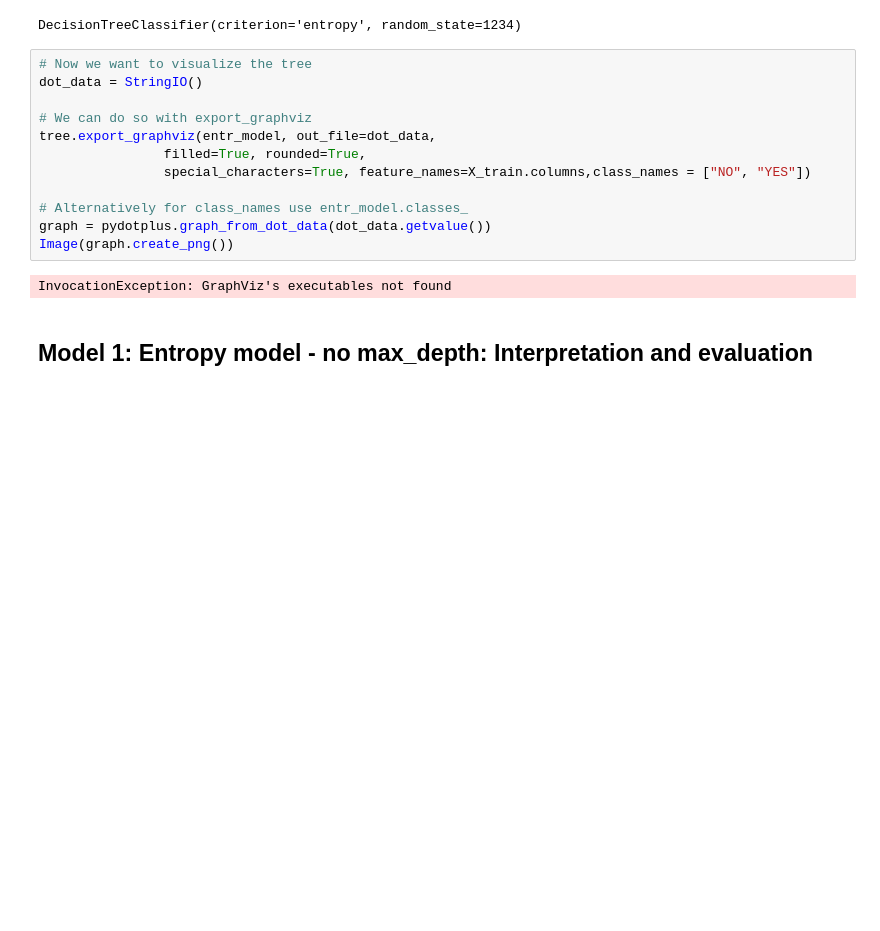
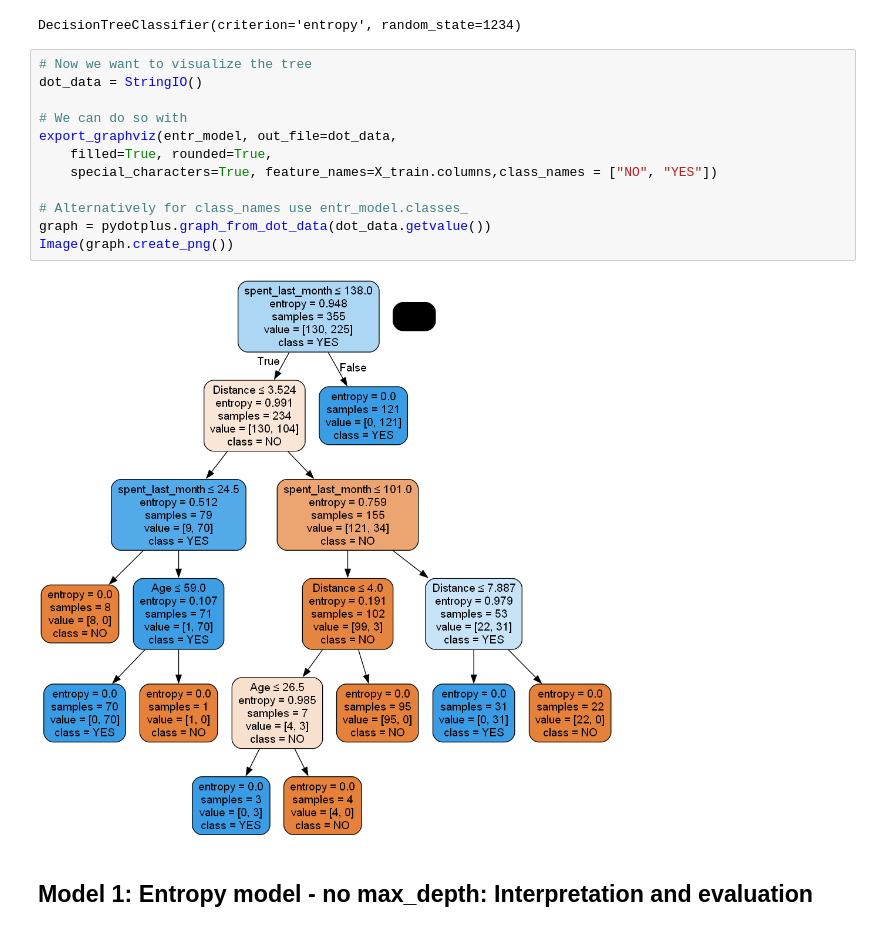
Before and after one commit to hopehusemann/Springboard, a Jupyter notebook: Springboard Decision Tree Specialty Coffee Case Study - Tier 3.ipynb, the cells around one changed output. Saved outputs shown, nothing was run; the diff lists cells and outputs as text; blank space fills up the shorter version.

```diff
--- a/Springboard Decision Tree Specialty Coffee Case Study - Tier 3.ipynb
+++ b/Springboard Decision Tree Specialty Coffee Case Study - Tier 3.ipynb
@@ -364,17 +364,17 @@ DecisionTreeClassifier(criterion='entropy', random_state=1234)
 # %%
 # Now we want to visualize the tree
 dot_data = StringIO()
 
-# We can do so with export_graphviz
-tree.export_graphviz(entr_model, out_file=dot_data,
-                filled=True, rounded=True,
-                special_characters=True, feature_names=X_train.columns,class_names = ["NO", "YES"])
+# We can do so with
+export_graphviz(entr_model, out_file=dot_data,
+    filled=True, rounded=True,
+    special_characters=True, feature_names=X_train.columns,class_names = ["NO", "YES"])
 
 # Alternatively for class_names use entr_model.classes_
 graph = pydotplus.graph_from_dot_data(dot_data.getvalue())
 Image(graph.create_png())
 # %% [output]
-InvocationException: GraphViz's executables not found
+[figure, added]
 # %% [markdown]
 ## Model 1: Entropy model - no max_depth: Interpretation and evaluation
 # %%
```
Also changed, not shown: parts of 18 cells of this notebook.
